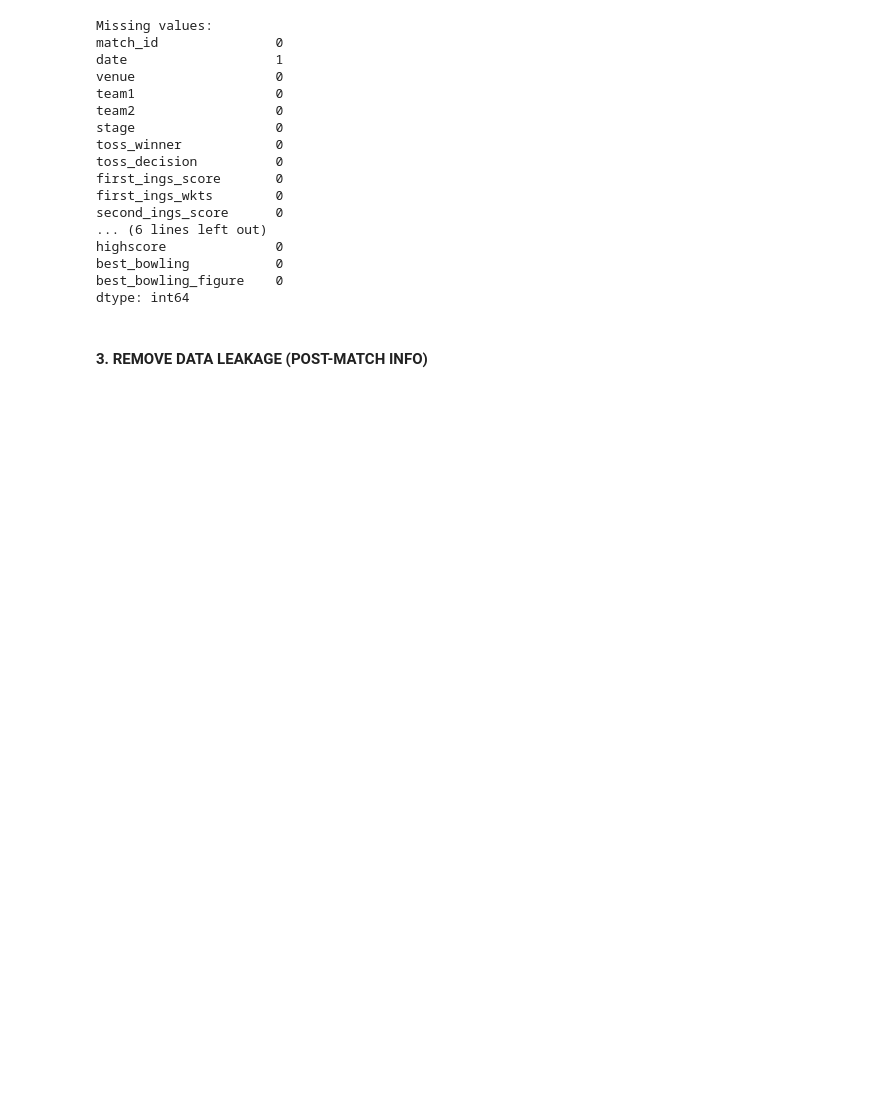
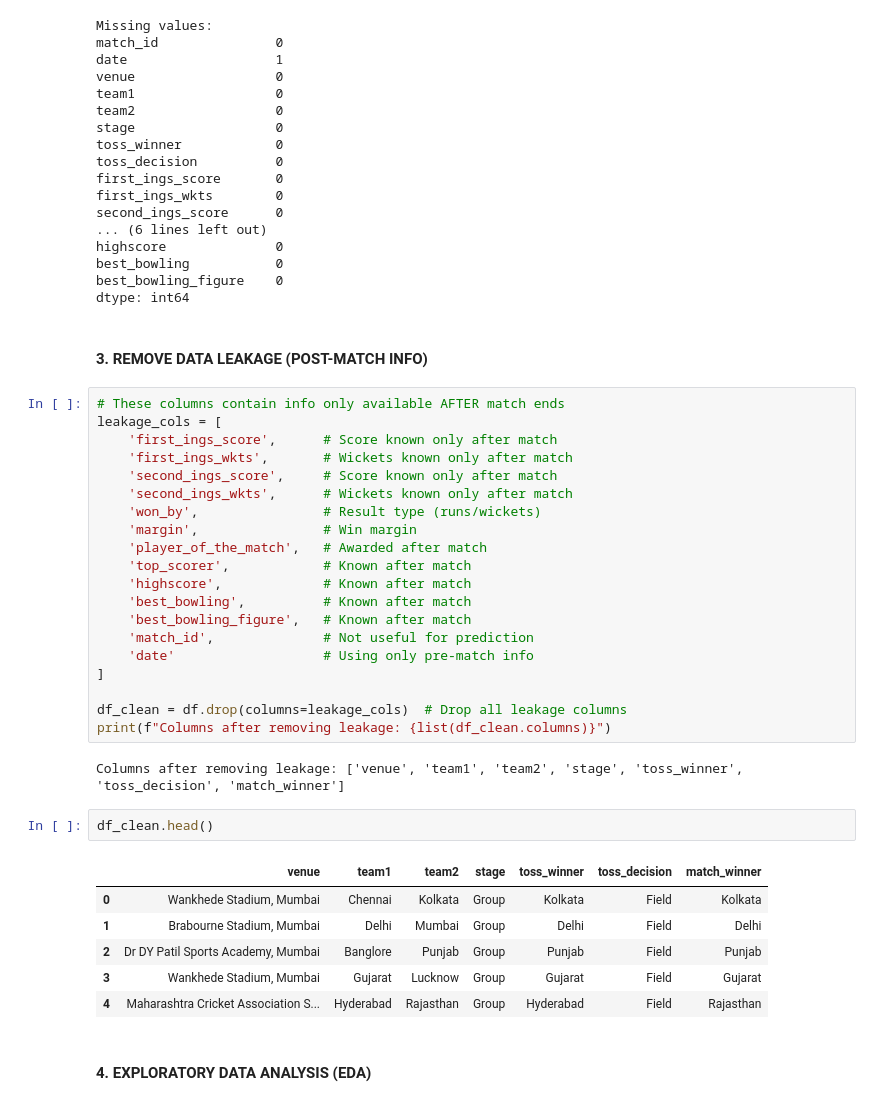
Before and after one commit to Abhi260105/ml-learning2, a Jupyter notebook: IPL_Prediction.ipynb, the cells around one changed output. Cells and saved outputs as stored; diff of their text form; blank space fills up the shorter version.

```diff
--- a/IPL_Prediction.ipynb
+++ b/IPL_Prediction.ipynb
@@ -83,3 +83,36 @@ best_bowling_figure    0
 dtype: int64
 # %% [markdown]
 #### 3. REMOVE DATA LEAKAGE (POST-MATCH INFO)
+# %%
+# These columns contain info only available AFTER match ends
+leakage_cols = [
+    'first_ings_score',      # Score known only after match
+    'first_ings_wkts',       # Wickets known only after match
+    'second_ings_score',     # Score known only after match
+    'second_ings_wkts',      # Wickets known only after match
+    'won_by',                # Result type (runs/wickets)
+    'margin',                # Win margin
+    'player_of_the_match',   # Awarded after match
+    'top_scorer',            # Known after match
+    'highscore',             # Known after match
+    'best_bowling',          # Known after match
+    'best_bowling_figure',   # Known after match
+    'match_id',              # Not useful for prediction
+    'date'                   # Using only pre-match info
+]
+
+df_clean = df.drop(columns=leakage_cols)  # Drop all leakage columns
+print(f"Columns after removing leakage: {list(df_clean.columns)}")
+# %% [output]
+Columns after removing leakage: ['venue', 'team1', 'team2', 'stage', 'toss_winner', 'toss_decision', 'match_winner']
+# %%
+df_clean.head()
+# %% [output]
+|  | venue | team1 | team2 | stage | toss_winner | toss_decision | match_winner |
+| 0 | Wankhede Stadium, Mumbai | Chennai | Kolkata | Group | Kolkata | Field | Kolkata |
+| 1 | Brabourne Stadium, Mumbai | Delhi | Mumbai | Group | Delhi | Field | Delhi |
+| 2 | Dr DY Patil Sports Academy, Mumbai | Banglore | Punjab | Group | Punjab | Field | Punjab |
+| 3 | Wankhede Stadium, Mumbai | Gujarat | Lucknow | Group | Gujarat | Field | Gujarat |
+| 4 | Maharashtra Cricket Association S... | Hyderabad | Rajasthan | Group | Hyderabad | Field | Rajasthan |
+# %% [markdown]
+#### 4. EXPLORATORY DATA ANALYSIS (EDA)
```
Also changed, not shown: parts of 4 cells of this notebook.
